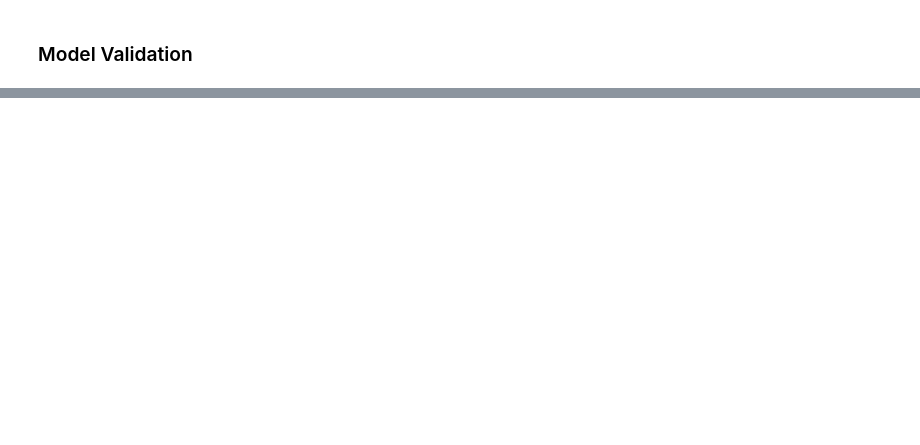
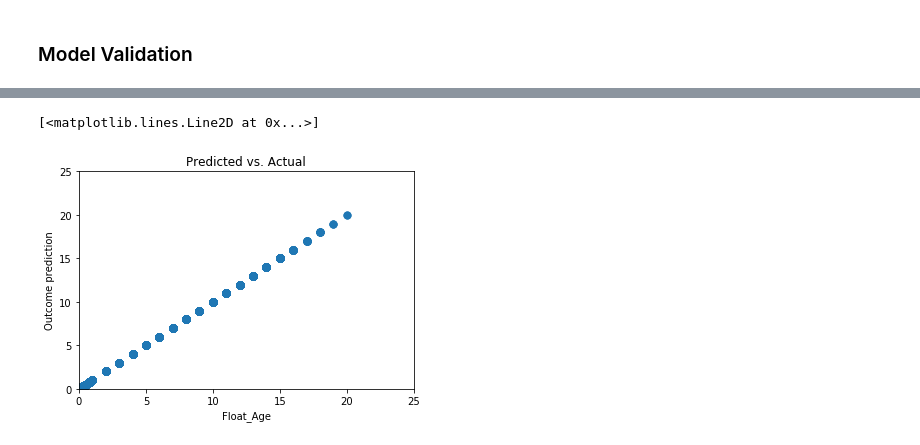
Before and after one commit to Jaket2030/Animals, a Jupyter notebook: shelter_animals_outcome .ipynb, the cells around one changed output, grey strips where cells are left out. Cells and saved outputs as stored; diff of their text form; code cells hidden in the pictures; blank space fills up the shorter version.

```diff
--- a/shelter_animals_outcome .ipynb
+++ b/shelter_animals_outcome .ipynb
@@ -488,0 +454,10 @@ Return_to_owner       0.42      0.07      0.12      1401
+# %%
+new_df = df.copy()
+#Checking if I have Nulls in the Data
+pd.isnull(new_df).sum() > 0
+new_df.fillna(0, inplace=True)
+pd.isnull(new_df).sum() > 0
+
+
+new_df_dummies = pd.get_dummies(new_df, columns=['AnimalType','OutcomeType'])
+new_df_dummies.head()
@@ -488,0 +472,6 @@ Return_to_owner       0.42      0.07      0.12      1401
+# %%
+X = new_df_dummies.drop(['Name','DateTime','OutcomeSubtype','SexuponOutcome','AgeuponOutcome','Breed','Color','COUNTER','Age','A','B','COUNTER_Outcome'], axis=1, inplace=False)
+y = new_df_dummies['Float_Age']
+
+all_lm = LinearRegression().fit(X, y)
+X.head()
@@ -488,0 +501,13 @@ Return_to_owner       0.42      0.07      0.12      1401
+# %%
+#Applying the Model
+new_df_dummies['Outcome prediction'] = all_lm.predict(X)
+# %%
+ax = new_df_dummies.plot('Float_Age', 'Outcome prediction',
+                     kind='scatter', s=50,
+                     xlim=[0, 25], ylim=[0, 25],
+                     title='Predicted vs. Actual')
+ax.plot(np.linspace(40, 100, 2), np.linspace(40, 100, 2),
+        linewidth=3, color='g')
+# %% [output]
+[<matplotlib.lines.Line2D at 0x...>]
+[figure, added]
```
Also changed, not shown: parts of 13 cells of this notebook.
